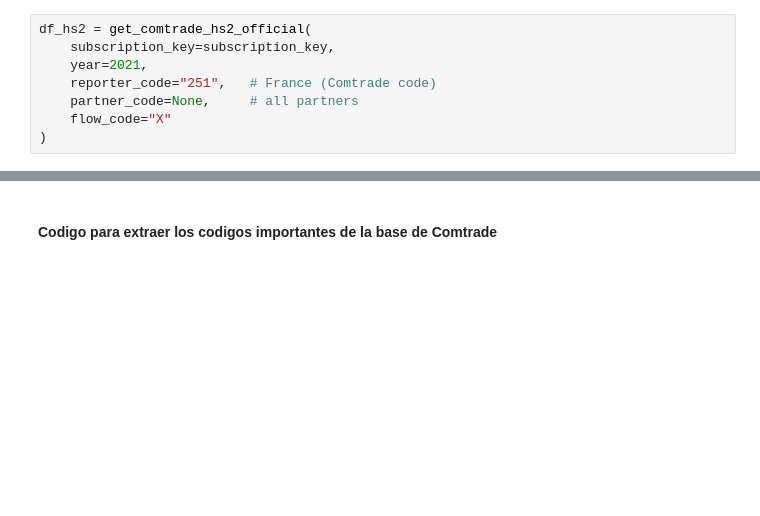
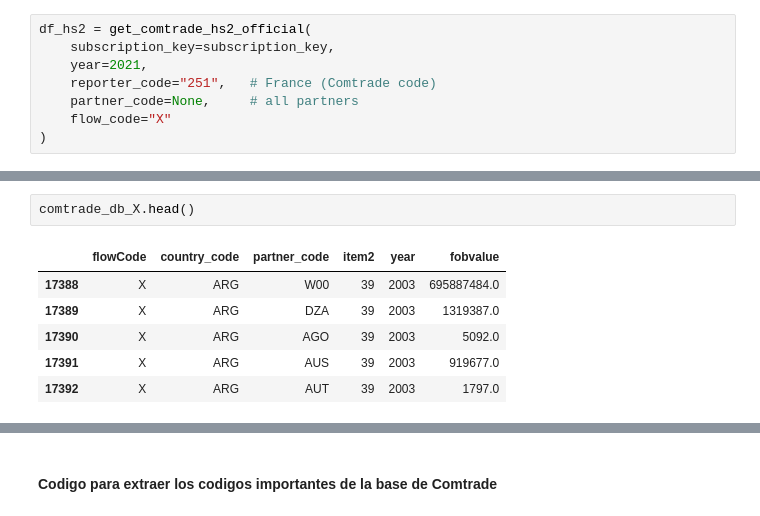
Before and after one commit to DavidAFG/Trade_Bid, a Jupyter notebook: two_digit_comp.ipynb, the cells around one changed output, grey strips where cells are left out. Cells and saved outputs as stored; diff of their text form; blank space fills up the shorter version.

```diff
--- a/two_digit_comp.ipynb
+++ b/two_digit_comp.ipynb
@@ -304,0 +375,9 @@ for year in years:
+# %%
+comtrade_db_X.head()
+# %% [output]
+|  | flowCode | country_code | partner_code | item2 | year | fobvalue |
+| 17388 | X | ARG | W00 | 39 | 2003 | 695887484.0 |
+| 17389 | X | ARG | DZA | 39 | 2003 | 1319387.0 |
+| 17390 | X | ARG | AGO | 39 | 2003 | 5092.0 |
+| 17391 | X | ARG | AUS | 39 | 2003 | 919677.0 |
+| 17392 | X | ARG | AUT | 39 | 2003 | 1797.0 |
```
Also changed, not shown: parts of 12 cells of this notebook, 32 other files.
